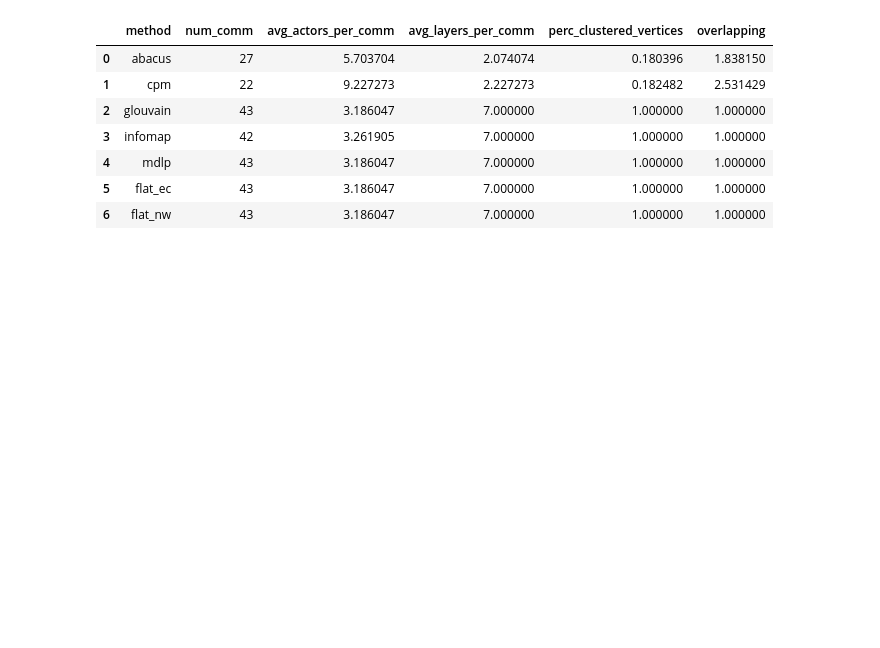
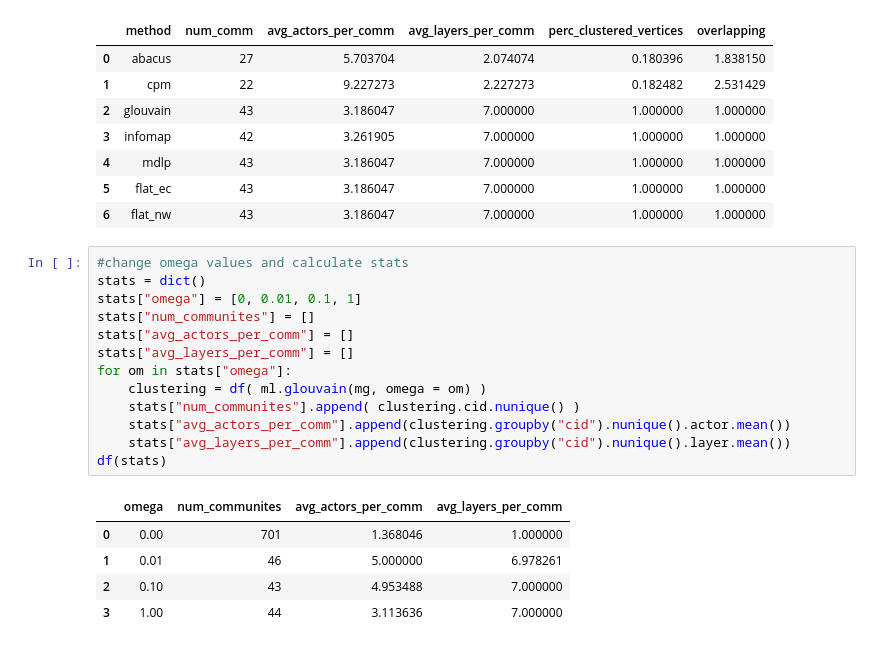
Before and after one commit to CEL-lab/multilayer_polarization, a Jupyter notebook: analysis/multinet.ipynb, the cells around one changed output. Drawn from its saved outputs; the diff is of its cells as text; blank space fills up the shorter version.

```diff
--- a/analysis/multinet.ipynb
+++ b/analysis/multinet.ipynb
@@ -168,3 +168,22 @@ df( stats )
 | 4 | mdlp | 43 | 3.186047 | 7.000000 | 1.000000 | 1.000000 |
 | 5 | flat_ec | 43 | 3.186047 | 7.000000 | 1.000000 | 1.000000 |
 | 6 | flat_nw | 43 | 3.186047 | 7.000000 | 1.000000 | 1.000000 |
+# %%
+#change omega values and calculate stats
+stats = dict()
+stats["omega"] = [0, 0.01, 0.1, 1]
+stats["num_communites"] = []
+stats["avg_actors_per_comm"] = []
+stats["avg_layers_per_comm"] = []
+for om in stats["omega"]:
+    clustering = df( ml.glouvain(mg, omega = om) )
+    stats["num_communites"].append( clustering.cid.nunique() )
+    stats["avg_actors_per_comm"].append(clustering.groupby("cid").nunique().actor.mean())
+    stats["avg_layers_per_comm"].append(clustering.groupby("cid").nunique().layer.mean())
+df(stats)
+# %% [output]
+|  | omega | num_communites | avg_actors_per_comm | avg_layers_per_comm |
+| 0 | 0.00 | 701 | 1.368046 | 1.000000 |
+| 1 | 0.01 | 46 | 5.000000 | 6.978261 |
+| 2 | 0.10 | 43 | 4.953488 | 7.000000 |
+| 3 | 1.00 | 44 | 3.113636 | 7.000000 |
```
Also changed, not shown: parts of 1 cell of this notebook.
